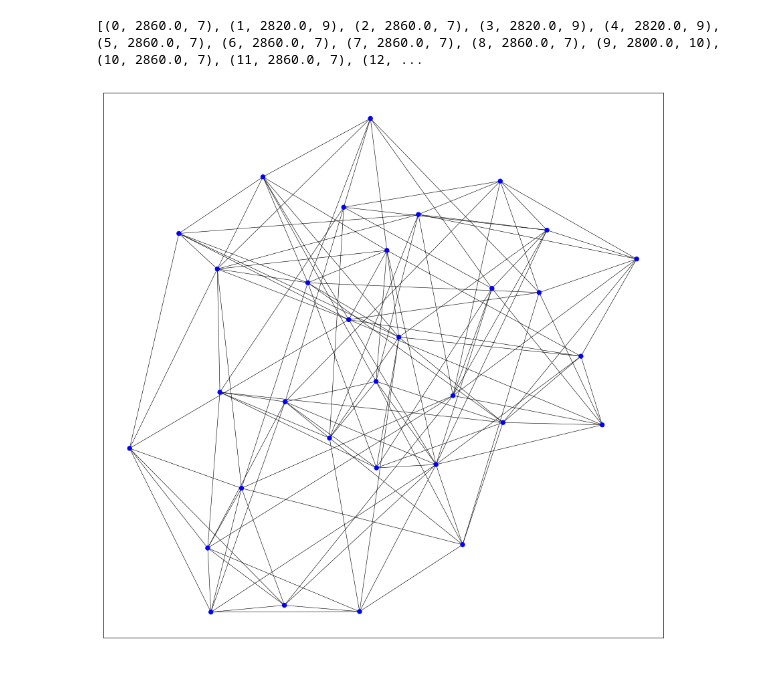
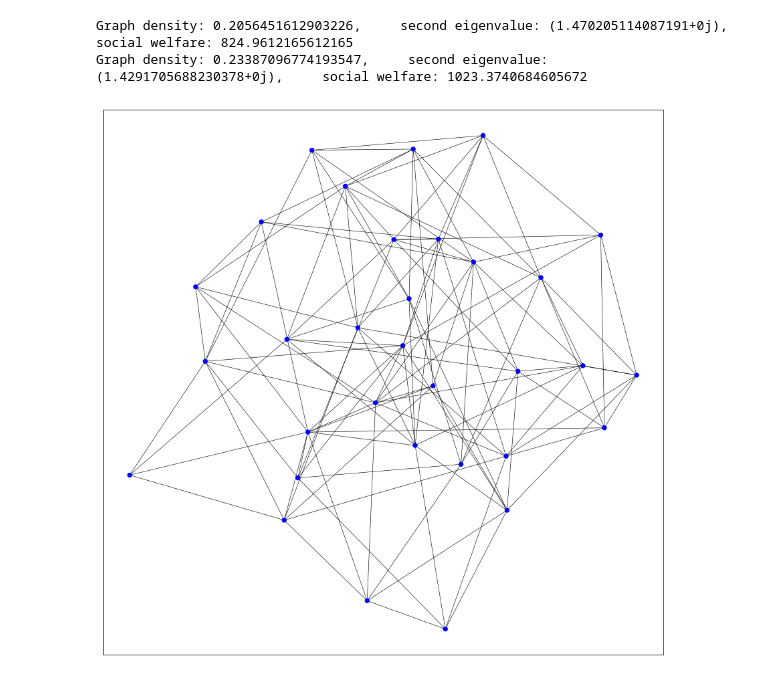
Before and after one commit to CrowdDynamicsLab/IESimulation, a Jupyter notebook: attribute_copying_growth.ipynb, the cells around one changed output. Cells and saved outputs as stored; diff of their text form; code cells hidden in the pictures.

```diff
--- a/attribute_copying_growth.ipynb
+++ b/attribute_copying_growth.ipynb
@@ -22,18 +23,47 @@ params = {
     'direct_cost' : 20,
     'indirect_cost' : 0
 }
+# %%
+def graph_density(G):
+    denum = (G.num_people * (G.num_people - 1))
+    num = sum([ v.degree for v in G.vertices])
+    return num / denum
+
+def second_eigv(G):
+    G_nx = gnx.graph_to_nx(G)
+    laplacian = nx.linalg.laplacianmatrix.normalized_laplacian_matrix(G_nx)
+    eigvals = scp_sla.eigs(laplacian, return_eigenvectors=False)
+    eigvals.sort()
+    return eigvals[1]
+
+def social_welfare(G):
+    return sum([ v.data for v in G.vertices ]) / 2
+# %%
+def print_metrics(G):
+    gd = graph_density(G)
+    eig2 = second_eigv(G)
+    sw = social_welfare(G)
+
+    print("""Graph density: {0}, \
+    second eigenvalue: {1}, \
+    social welfare: {2}""".format(gd, eig2, sw))
 # %%
 G = attribute_network(_N, params)
 
-#random_walk(G)
-#calc_utils(G)
-#calc_edges(G)
+print_metrics(G)
 
-print(list(zip([ v.vnum for v in G.vertices],
-               [ attr_util.remaining_budget(v, G) for v in G.vertices ],
-               [ v.degree for v in G.vertices ])))
+random_walk(G)
+calc_utils(G)
+calc_edges(G)
+
+print_metrics(G)
+
+#print(list(zip([ v.vnum for v in G.vertices],
+#               [ attr_util.remaining_budget(v, G) for v in G.vertices ],
+#               [ v.degree for v in G.vertices ])))
 
 vis.draw_graph(G)
 # %% [output]
-[(0, 2860.0, 7), (1, 2820.0, 9), (2, 2860.0, 7), (3, 2820.0, 9), (4, 2820.0, 9), (5, 2860.0, 7), (6, 2860.0, 7), (7, 2860.0, 7), (8, 2860.0, 7), (9, 2800.0, 10), (10, 2860.0, 7), (11, 2860.0, 7), (12, ...
+Graph density: 0.2056451612903226,     second eigenvalue: (1.470205114087191+0j),     social welfare: 824.9612165612165
+Graph density: 0.23387096774193547,     second eigenvalue: (1.4291705688230378+0j),     social welfare: 1023.3740684605672
-[figure, old version]
+[figure, new version]
```
Also changed, not shown: parts of 1 cell of this notebook, 2 other files.
